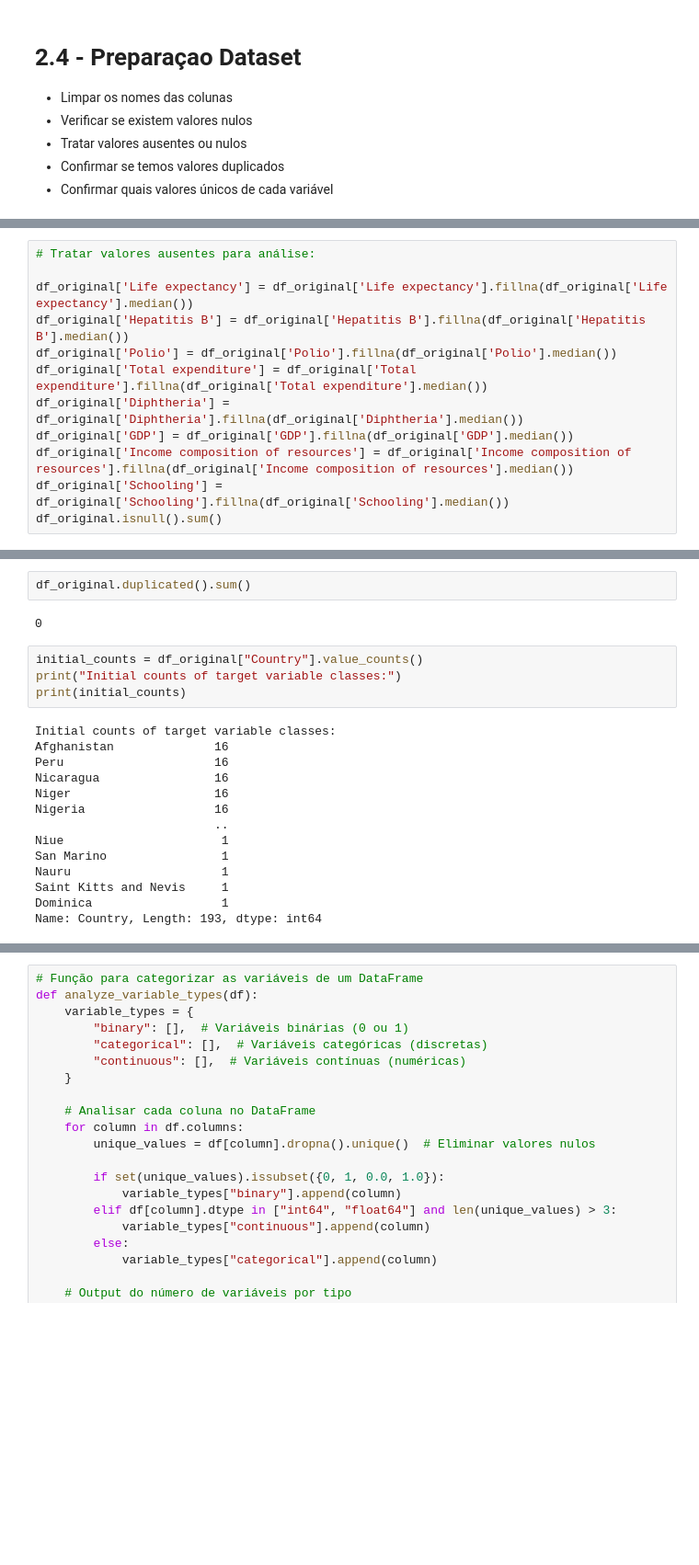
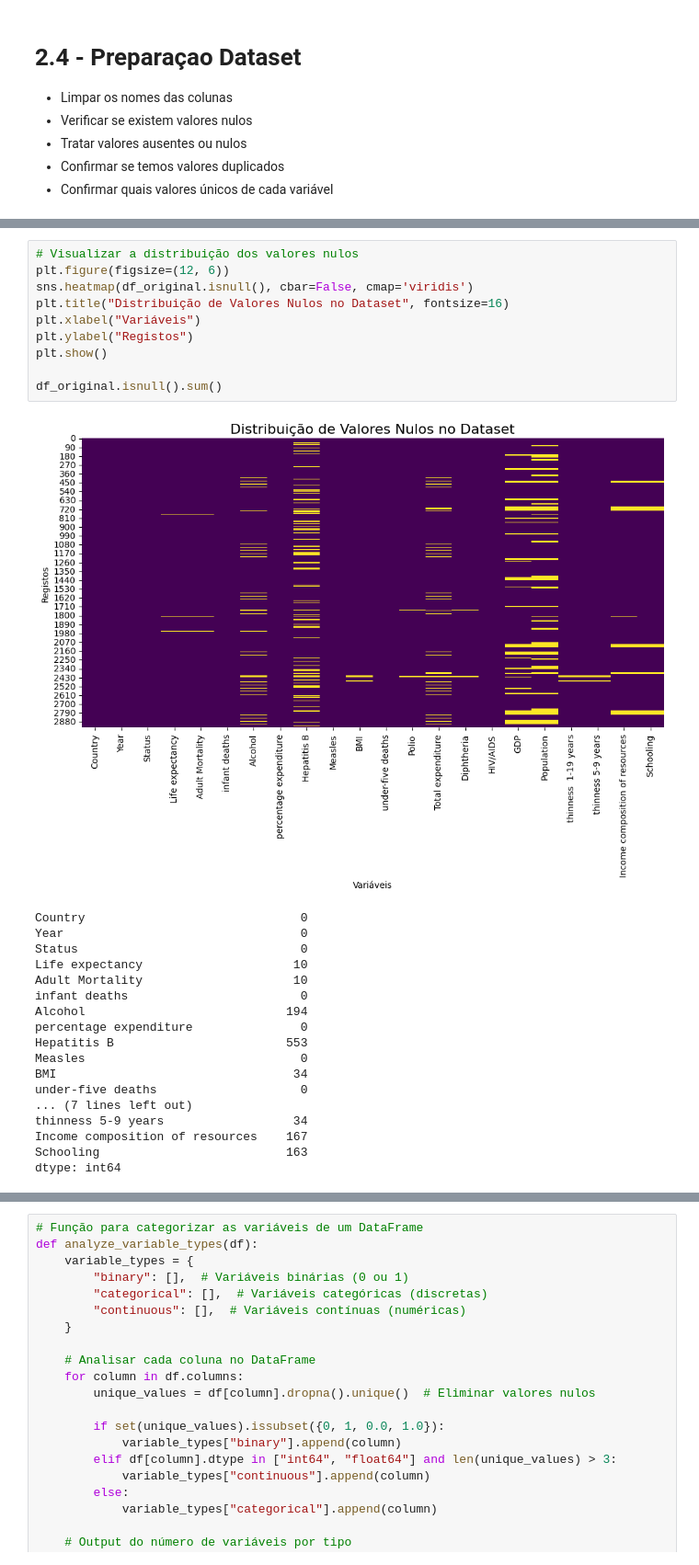
Before and after one commit to AvelinoAlmeida/Life-Expectancy, a Jupyter notebook: 2-data_preparation.ipynb, the cells around one changed output, grey strips where cells are left out. Shown at 92% size. Saved outputs shown, nothing was run; the diff lists cells and outputs as text; blank space fills up the shorter version.

```diff
--- a/2-data_preparation.ipynb
+++ b/2-data_preparation.ipynb
@@ -118,12 +116,0 @@ dtype: int64
-# %%
-# Tratar valores ausentes para análise:
-
-df_original['Life expectancy'] = df_original['Life expectancy'].fillna(df_original['Life expectancy'].median())
-df_original['Hepatitis B'] = df_original['Hepatitis B'].fillna(df_original['Hepatitis B'].median())
-df_original['Polio'] = df_original['Polio'].fillna(df_original['Polio'].median())
-df_original['Total expenditure'] = df_original['Total expenditure'].fillna(df_original['Total expenditure'].median())
-df_original['Diphtheria'] = df_original['Diphtheria'].fillna(df_original['Diphtheria'].median())
-df_original['GDP'] = df_original['GDP'].fillna(df_original['GDP'].median())
-df_original['Income composition of resources'] = df_original['Income composition of resources'].fillna(df_original['Income composition of resources'].median())
-df_original['Schooling'] = df_original['Schooling'].fillna(df_original['Schooling'].median())
-df_original.isnull().sum()
@@ -148,22 +117,29 @@ dtype: int64
-# %%
-df_original.duplicated().sum()
-# %% [output]
-0
-# %%
-initial_counts = df_original["Country"].value_counts()
-print("Initial counts of target variable classes:")
-print(initial_counts)
-# %% [output]
-Initial counts of target variable classes:
-Afghanistan              16
-Peru                     16
-Nicaragua                16
-Niger                    16
-Nigeria                  16
-                         ..
-Niue                      1
-San Marino                1
-Nauru                     1
-Saint Kitts and Nevis     1
-Dominica                  1
-Name: Country, Length: 193, dtype: int64
+# %%
+# Visualizar a distribuição dos valores nulos
+plt.figure(figsize=(12, 6))
+sns.heatmap(df_original.isnull(), cbar=False, cmap='viridis')
+plt.title("Distribuição de Valores Nulos no Dataset", fontsize=16)
+plt.xlabel("Variáveis")
+plt.ylabel("Registos")
+plt.show()
+
+df_original.isnull().sum()
+# %% [output]
+[figure, added]
+Country                              0
+Year                                 0
+Status                               0
+Life expectancy                     10
+Adult Mortality                     10
+infant deaths                        0
+Alcohol                            194
+percentage expenditure               0
+Hepatitis B                        553
+Measles                              0
+BMI                                 34
+under-five deaths                    0
+... (7 lines left out)
+thinness 5-9 years                  34
+Income composition of resources    167
+Schooling                          163
+dtype: int64
```
Also changed, not shown: parts of 17 cells of this notebook, 1 other file.
